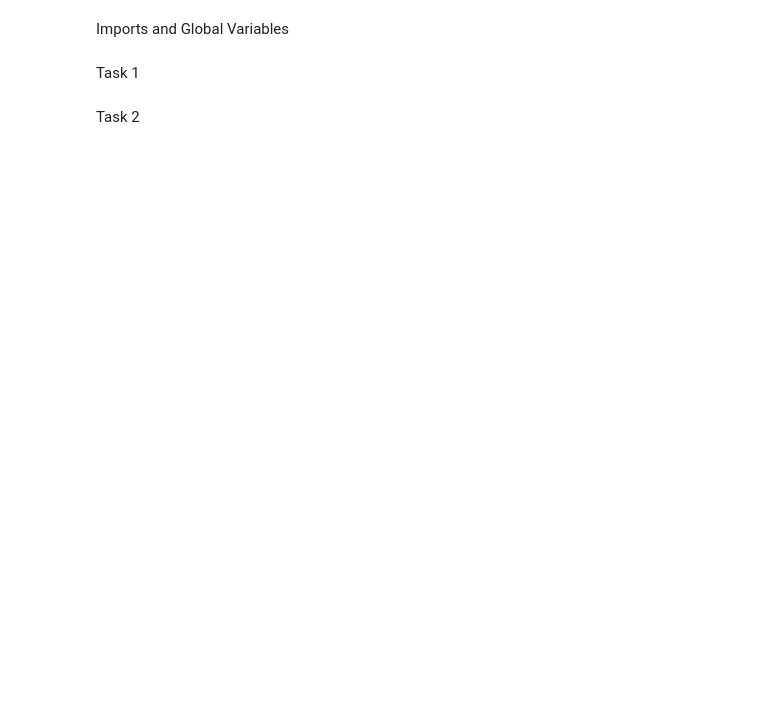
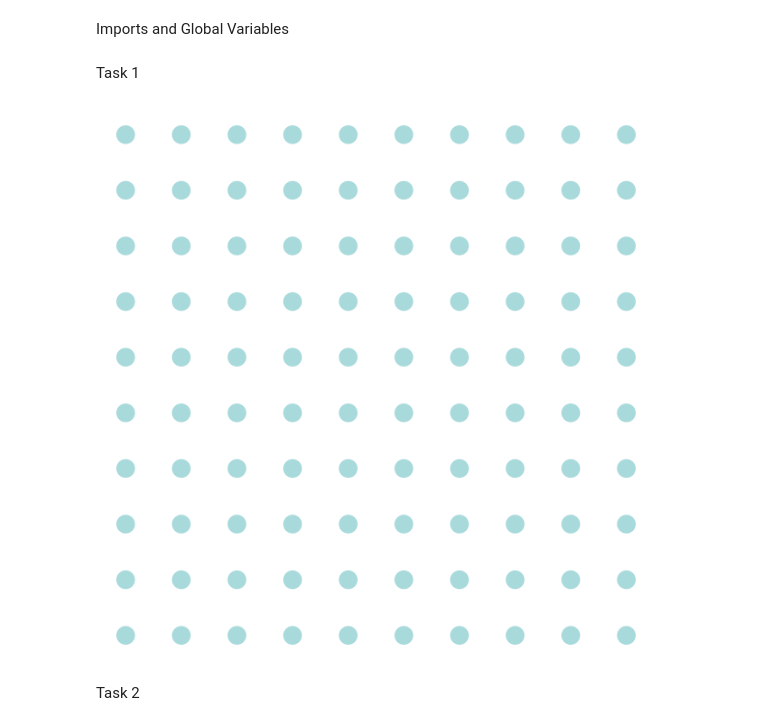
Before and after one commit to nat-rng/7CCSMCMP-cw2, a Jupyter notebook: CW2_A2.ipynb, the cells around one changed output. Cells and saved outputs as stored; diff of their text form; code cells hidden in the pictures; blank space fills up the shorter version.

```diff
--- a/CW2_A2.ipynb
+++ b/CW2_A2.ipynb
@@ -19,17 +19,19 @@ FIG_SIZE = (12, 12)
 # %% [markdown]
 Task 1
 # %%
-bg_node_coordinates = [(i,j) for i in range(MATRIX_SIZE) for j in range(MATRIX_SIZE)]
+bg_node_coordinates = [(i,j) for i in range(MATRIX_SIDE) for j in range(MATRIX_SIDE)]
 
 G = nx.Graph()
 G.add_nodes_from(bg_node_coordinates, size=SIZE_BG_NODES, color = COLOR_BG, node_type = "bg")
 matrix_dimensions = dict((n, n) for n in G.nodes())
 
 node_sizes = [size[1] for size in G.nodes(data="size")]
 node_colors = [color[1] for color in G.nodes(data="color")]
 
 plt.figure(figsize=FIG_SIZE)
 nx.draw(G, pos=matrix_dimensions, node_size=node_sizes, node_color=node_colors)
+# %% [output]
+[figure, added]
 # %% [markdown]
 Task 2
 # %%
```
Also changed, not shown: parts of 4 cells of this notebook, 2 other files.
